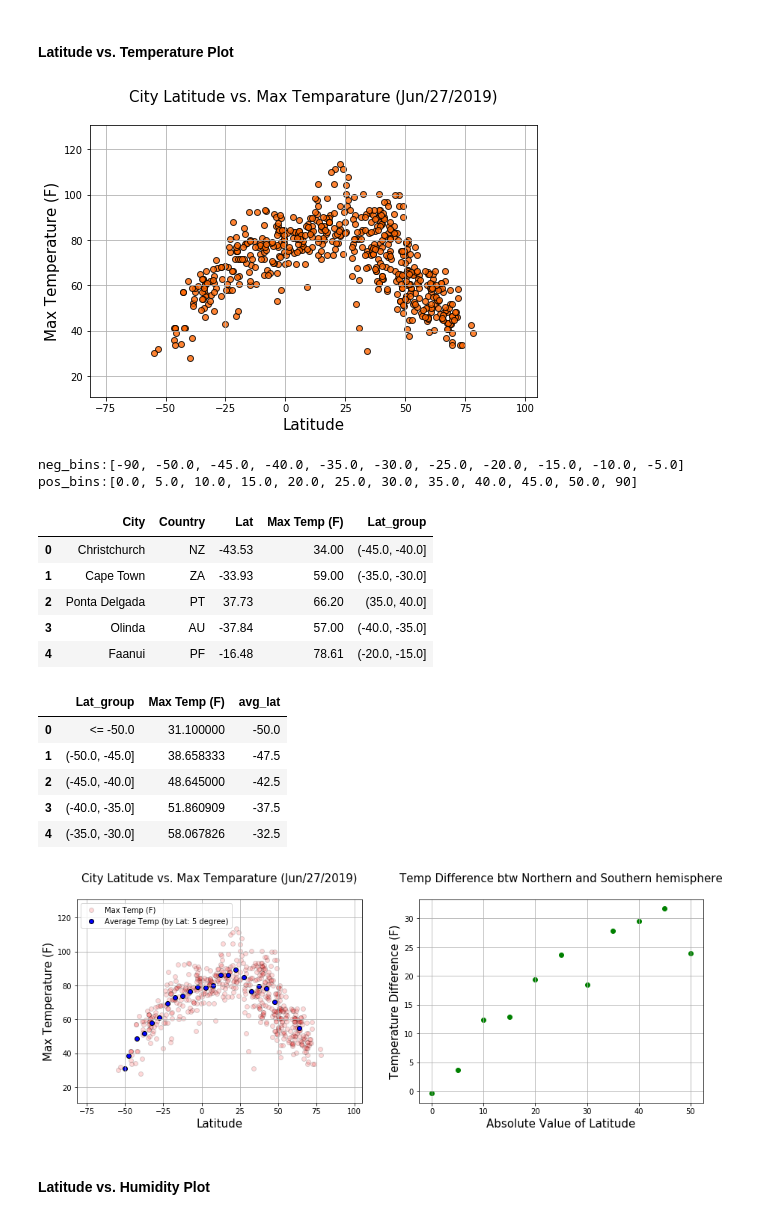
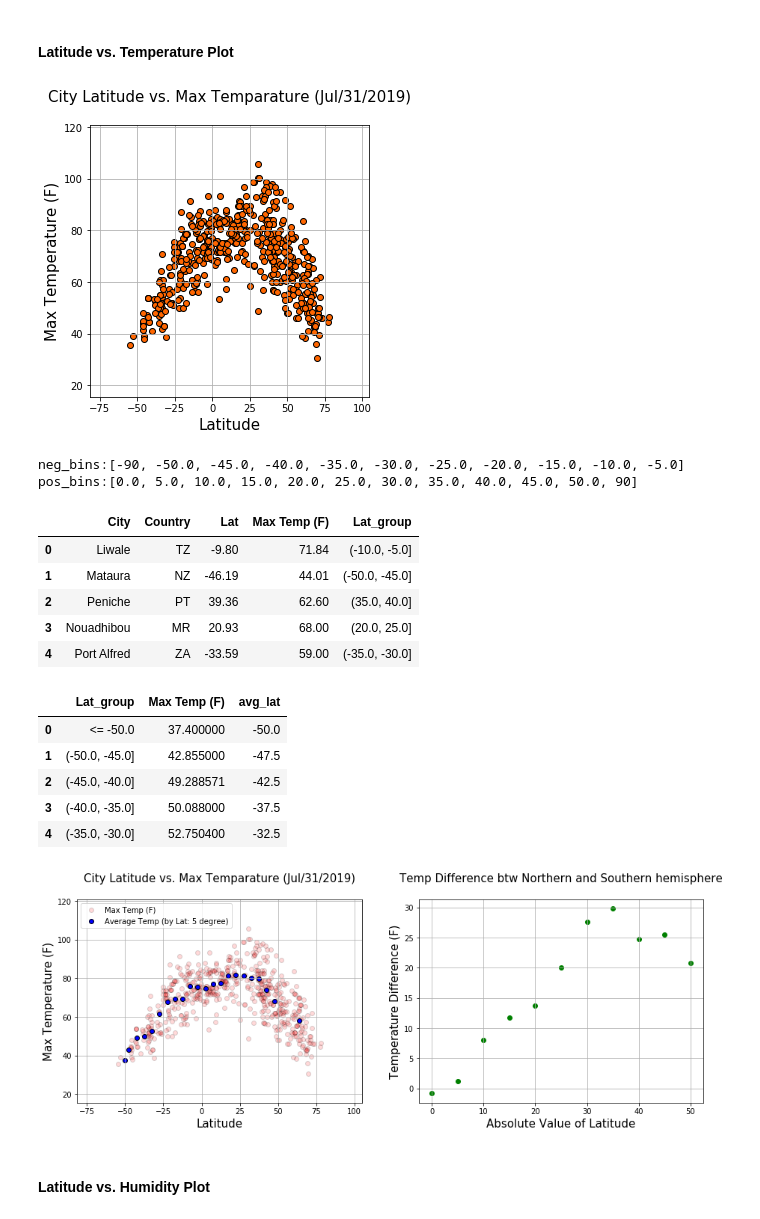
Before and after one commit to EstellaYu/Data_Science_Certificate_Projects, a Jupyter notebook: Python_API/WeatherPy_estella.ipynb, the cells around one changed output. Saved outputs shown, nothing was run; the diff lists cells and outputs as text; code cells hidden in the pictures.

```diff
--- a/Python_API/WeatherPy_estella.ipynb
+++ b/Python_API/WeatherPy_estella.ipynb
@@ -144,13 +144,13 @@ for city in cities:
         print("Processing Record {:3d}/{} | {:20s}\t(# cities not found: {:3d})        ".format(i,
                                                                                          len(cities),
                                                                                          data['name'],
-                                                                                         not_found))
-              #, end='\r')
+                                                                                         not_found)
+              , end='\r')
               # uncomment this line for clean output
     except KeyError:
         print("City not found. Skipping...{:28s}\t(# cities not found: {:3d})          ".format(" ",
-                                                                                                not_found + 1))
-              # ,end='\r')
+                                                                                                not_found + 1)
+               ,end='\r')
               # uncomment this line for clean output
         not_found += 1
 
@@ -216,33 +212,34 @@ date = city_weather_now_df['Data Retrieved Time'][0].split(' ')[1]
 
 # define a functino that deals with the plotting style
 def plot_setting(x, y, color, alpha):
-    plt.figure(figsize=(8,5))
+    plt.figure(figsize=(5,5))
     plt.scatter(x, y, facecolor = color, edgecolor = 'k', alpha = alpha)
     xrange = max(x) - min(x)
     yrange = max(y) - min(y)
     plt.xlim(min(x) - xrange/5, max(x) + xrange/5)
     plt.ylim(min(y) - yrange/5, max(y) + yrange/5)
     plt.grid(True)
+    ax = plt.gca()
 # %% [markdown]
 #### Latitude vs. Temperature Plot
 # %%
 # define x, y axis
 col = ["Lat", "Max Temp (F)"]
 
 x = city_weather_now_df[col[0]]
 y = city_weather_now_df[col[1]]
 
 # plot Latitude vs. Max Temperature
 color = (1, 0.4, 0)
-alpha = 0.8
+alpha = 1
 plot_setting(x,y, color, alpha)
 plt.xlabel("Latitude", fontsize = font)
 plt.ylabel("Max Temperature (F)", fontsize = font)
 plt.title(f"City Latitude vs. Max Temparature ({date})\n", fontsize = font)
-# plt.savefig("output_data/max_temp.png")
+plt.savefig("output_data/max_temp.png")
 plt.show()
 # %% [output]
-[figure, old version]
+[figure, new version]
 # %%
 # Create a temp_df DataFrame for more indepth temperature analysis
 cols = ["City", "Country", "Lat", "Max Temp (F)"]
@@ -280,11 +277,11 @@ temp_df.head()
 neg_bins:[-90, -50.0, -45.0, -40.0, -35.0, -30.0, -25.0, -20.0, -15.0, -10.0, -5.0]
 pos_bins:[0.0, 5.0, 10.0, 15.0, 20.0, 25.0, 30.0, 35.0, 40.0, 45.0, 50.0, 90]
 |  | City | Country | Lat | Max Temp (F) | Lat_group |
-| 0 | Christchurch | NZ | -43.53 | 34.00 | (-45.0, -40.0] |
-| 1 | Cape Town | ZA | -33.93 | 59.00 | (-35.0, -30.0] |
-| 2 | Ponta Delgada | PT | 37.73 | 66.20 | (35.0, 40.0] |
-| 3 | Olinda | AU | -37.84 | 57.00 | (-40.0, -35.0] |
-| 4 | Faanui | PF | -16.48 | 78.61 | (-20.0, -15.0] |
+| 0 | Liwale | TZ | -9.80 | 71.84 | (-10.0, -5.0] |
+| 1 | Mataura | NZ | -46.19 | 44.01 | (-50.0, -45.0] |
+| 2 | Peniche | PT | 39.36 | 62.60 | (35.0, 40.0] |
+| 3 | Nouadhibou | MR | 20.93 | 68.00 | (20.0, 25.0] |
+| 4 | Port Alfred | ZA | -33.59 | 59.00 | (-35.0, -30.0] |
 # %%
 # ------------- groupby, and calculate averege temp -------------
 lat_temp_df = temp_df.groupby(["Lat_group"]).mean()["Max Temp (F)"]
@@ -296,11 +293,11 @@ lat_temp_df["avg_lat"] = pd.Series(avg_lat)
 lat_temp_df.head()
 # %% [output]
 |  | Lat_group | Max Temp (F) | avg_lat |
-| 0 | <= -50.0 | 31.100000 | -50.0 |
-| 1 | (-50.0, -45.0] | 38.658333 | -47.5 |
-| 2 | (-45.0, -40.0] | 48.645000 | -42.5 |
-| 3 | (-40.0, -35.0] | 51.860909 | -37.5 |
-| 4 | (-35.0, -30.0] | 58.067826 | -32.5 |
+| 0 | <= -50.0 | 37.400000 | -50.0 |
+| 1 | (-50.0, -45.0] | 42.855000 | -47.5 |
+| 2 | (-45.0, -40.0] | 49.288571 | -42.5 |
+| 3 | (-40.0, -35.0] | 50.088000 | -37.5 |
+| 4 | (-35.0, -30.0] | 52.750400 | -32.5 |
 # %%
 # Plot Tempareture Difference in Northern and Southern Hemisphere
 fig, (ax1, ax2) = plt.subplots(nrows = 1, ncols = 2, figsize = (15,5))
@@ -348,10 +345,10 @@ ax2.set_ylabel("Temperature Difference (F)", fontsize = font)
 ax2.set_title(f"Temp Difference btw Northern and Southern hemisphere\n", fontsize = font)
 
 plt.tight_layout
-plt.savefig("output_data/max_temp.png")
+plt.savefig("output_data/max_temp_compare.png")
 plt.show()
 # %% [output]
-[figure, old version]
+[figure, new version]
 # %% [markdown]
 #### Latitude vs. Humidity Plot
 # %%
```
Also changed, not shown: parts of 9 cells of this notebook, 29 other files.
